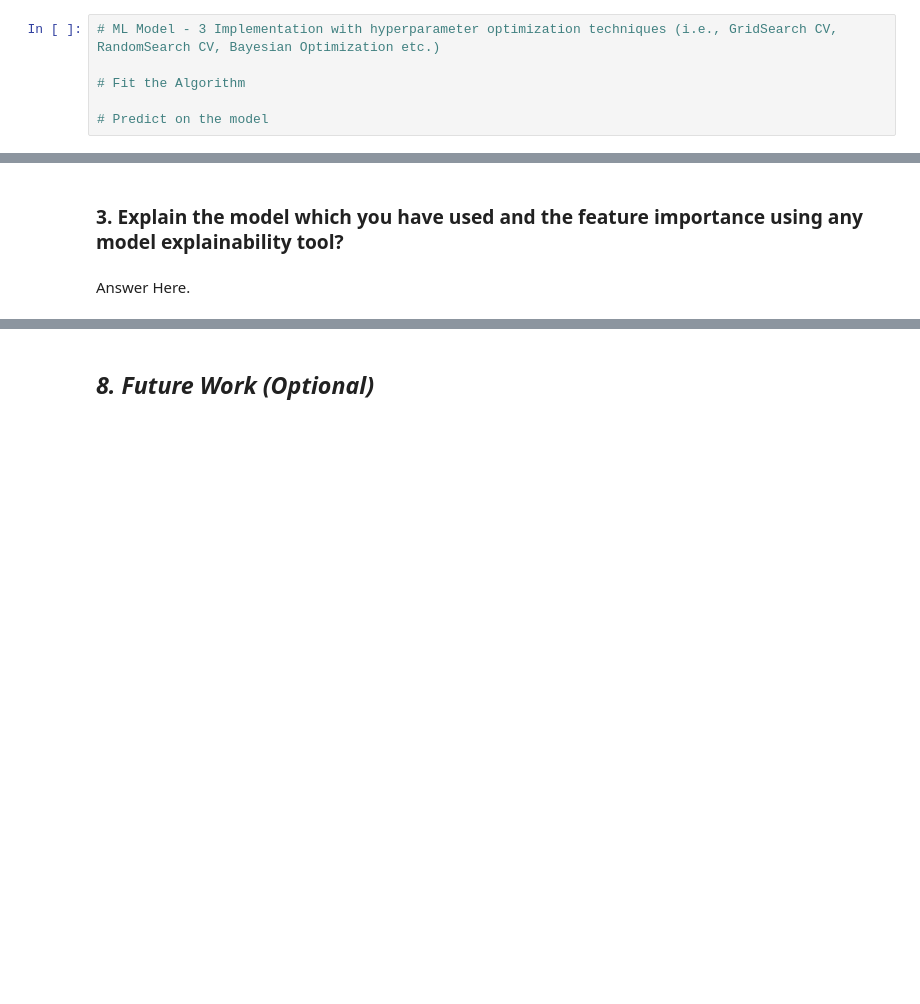
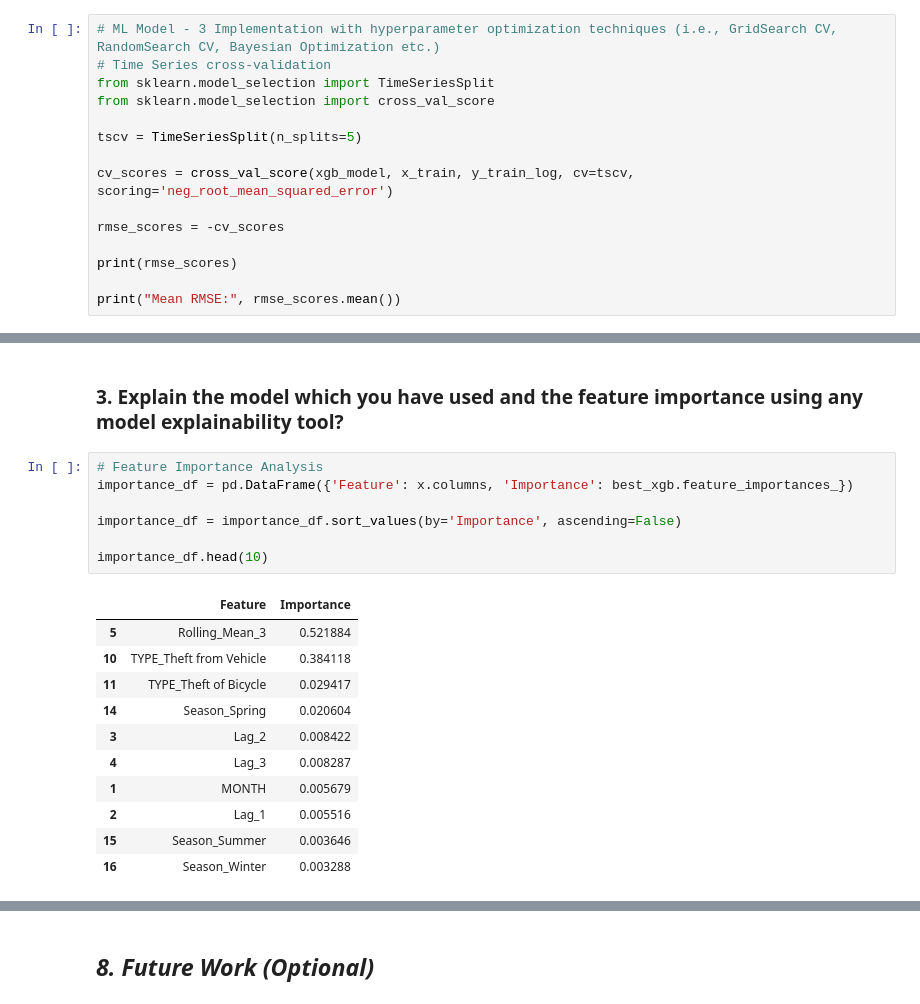
Before and after one commit to nibedita-26/crime_forecasting, a Jupyter notebook: notebook/ml_project.ipynb, the cells around one changed output, grey strips where cells are left out. Saved outputs shown, nothing was run; the diff lists cells and outputs as text; blank space fills up the shorter version.

```diff
--- a/notebook/ml_project.ipynb
+++ b/notebook/ml_project.ipynb
@@ -1959,7 +2147,16 @@ Answer Here.
 #### 2. Cross- Validation & Hyperparameter Tuning
 # %%
 # ML Model - 3 Implementation with hyperparameter optimization techniques (i.e., GridSearch CV, RandomSearch CV, Bayesian Optimization etc.)
+# Time Series cross-validation
+from sklearn.model_selection import TimeSeriesSplit
+from sklearn.model_selection import cross_val_score
 
-# Fit the Algorithm
+tscv = TimeSeriesSplit(n_splits=5)
 
-# Predict on the model
+cv_scores = cross_val_score(xgb_model, x_train, y_train_log, cv=tscv, scoring='neg_root_mean_squared_error')
+
+rmse_scores = -cv_scores
+
+print(rmse_scores)
+
+print("Mean RMSE:", rmse_scores.mean())
@@ -1982,4 +2332,21 @@ Answer Here.
 # %% [markdown]
 ### 3. Explain the model which you have used and the feature importance using any model explainability tool?
-# %% [markdown]
-Answer Here.
+# %%
+# Feature Importance Analysis
+importance_df = pd.DataFrame({'Feature': x.columns, 'Importance': best_xgb.feature_importances_})
+
+importance_df = importance_df.sort_values(by='Importance', ascending=False)
+
+importance_df.head(10)
+# %% [output]
+|  | Feature | Importance |
+| 5 | Rolling_Mean_3 | 0.521884 |
+| 10 | TYPE_Theft from Vehicle | 0.384118 |
+| 11 | TYPE_Theft of Bicycle | 0.029417 |
+| 14 | Season_Spring | 0.020604 |
+| 3 | Lag_2 | 0.008422 |
+| 4 | Lag_3 | 0.008287 |
+| 1 | MONTH | 0.005679 |
+| 2 | Lag_1 | 0.005516 |
+| 15 | Season_Summer | 0.003646 |
+| 16 | Season_Winter | 0.003288 |
```
Also changed, not shown: parts of 50 cells of this notebook, 1 other file.
